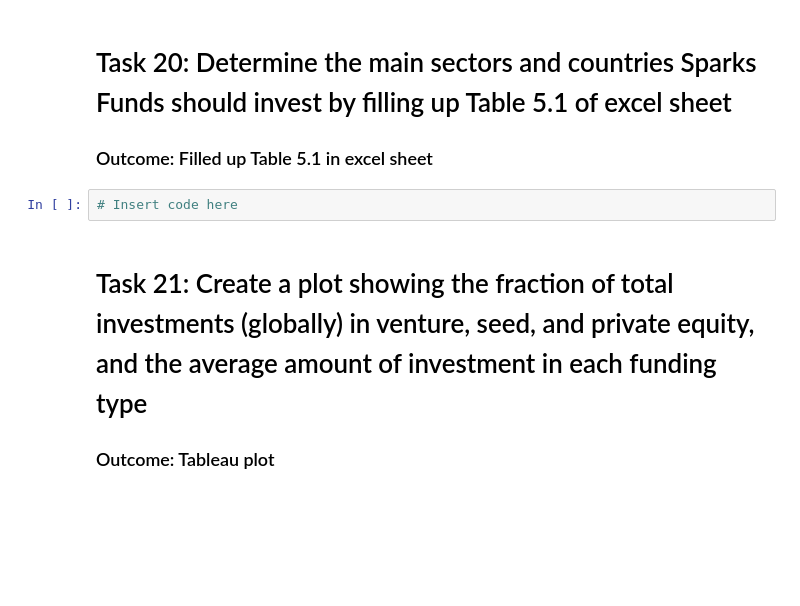
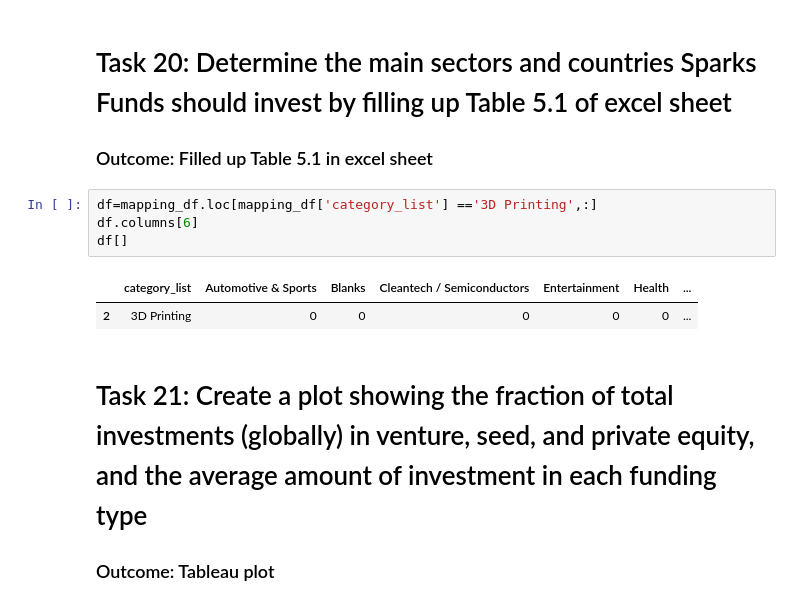
Before and after one commit to Nanditha-G-N/Machine-Learning-Case-Studies, a Jupyter notebook: investment-case-study.ipynb, the cells around one changed output. Cells and saved outputs as stored; diff of their text form; blank space fills up the shorter version.

```diff
--- a/investment-case-study.ipynb
+++ b/investment-case-study.ipynb
@@ -228,8 +291,13 @@ Name: raised_amount_usd, Length: 114949, dtype: float64
 # %% [markdown]
 # Task 20: Determine the main sectors and countries Sparks Funds should invest by filling up Table 5.1 of excel sheet
 ### Outcome: Filled up Table 5.1 in excel sheet
-# %%
-# Insert code here
+# %%
+df=mapping_df.loc[mapping_df['category_list'] =='3D Printing',:]
+df.columns[6]
+df[]
+# %% [output]
+|  | category_list | Automotive & Sports | Blanks | Cleantech / Semiconductors | Entertainment | Health | ... |
+| 2 | 3D Printing | 0 | 0 | 0 | 0 | 0 | ... |
 # %% [markdown]
 # Task 21: Create a plot showing the fraction of total investments (globally) in venture, seed, and private equity, and the average amount of investment in each funding type
 ### Outcome: Tableau plot
```
Also changed, not shown: parts of 10 cells of this notebook, 1 other file.
